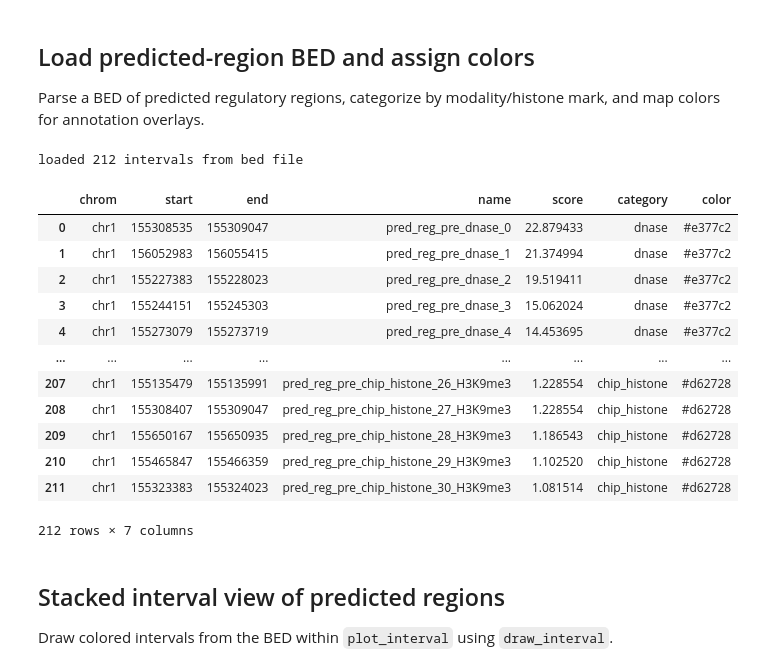
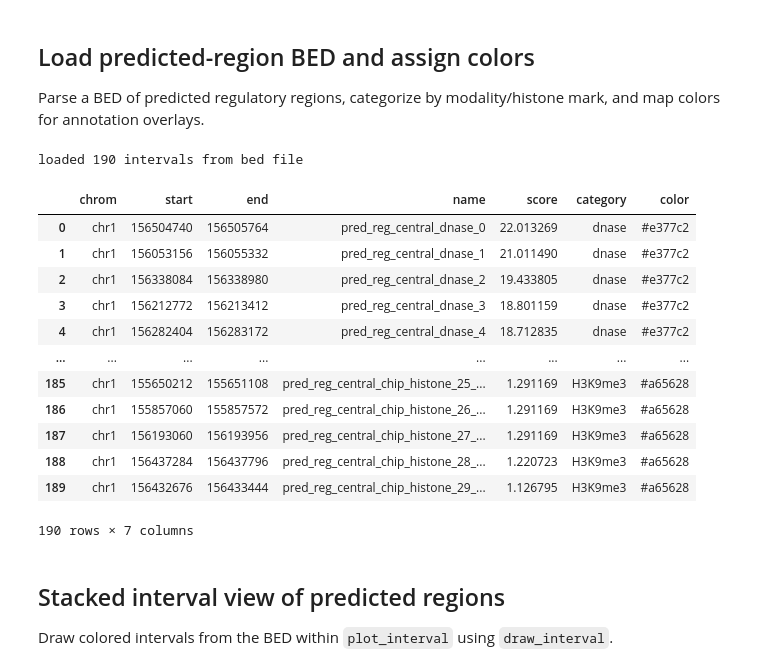
Before and after one commit to cralbers/variant-effects, a Jupyter notebook: osc/predict_reg_regions_osc.ipynb, the cells around one changed output. Saved outputs shown, nothing was run; the diff lists cells and outputs as text; code cells hidden in the pictures.

```diff
--- a/osc/predict_reg_regions_osc.ipynb
+++ b/osc/predict_reg_regions_osc.ipynb
@@ -101,7 +101,7 @@ MODALITY_COLORS = {
     "contact_maps": "#1f77b4",   # blue
 }
 
-HISTONE_MARKS = ["H3K4me3", "H3K4me1", "H3K9ac", "H3K27ac", "H3K36me3"]
+HISTONE_MARKS = ["H3K4me3", "H3K4me1", "H3K9ac", "H3K27ac", "H3K36me3", "H3K9me3"]
 
 HISTONE_COLORS = {
     "H3K4me3": "#e41a1c",   # red — active promoter
@@ -176,7 +176,7 @@ PRE_INTERVAL = genome.Interval('chr1', LMNA_START - 1000000, LMNA_START).resize(
     dna_client.SEQUENCE_LENGTH_1MB)
 
 
-interval = PRE_INTERVAL
+interval = CENTRAL_INTERVAL
 
 print(interval)
 
@@ -195,5 +195,6 @@ output = model.predict_interval(
 
 # Extract the longest transcripts per gene for this interval.
 longest_transcripts = longest_transcript_extractor.extract(interval)
-# output
+
+print("prediction finished")
 # %% [output]
@@ -834,47 +801,47 @@ def load_bed_intervals(bed_path, plot_interval=None):
         print(f'loaded {num_intervals} intervals from bed file')
     return intervals, df
 
 
-bed_intervals, bed_df = load_bed_intervals('outputs/predicted_reg_regions_pre_indivtracks_LV_128res.bed')
+bed_intervals, bed_df = load_bed_intervals(f'outputs/predicted_reg_regions_{lmna_context}_indivtracks_LV_128res.bed')
 # bed_intervals[0].name
 
 
 
 # Longer keys first so chip_histone / chip_tf / rna_seq match before shorter tokens
 MODALITIES = sorted(MODALITY_COLORS, key=len, reverse=True)
 def category_from_name(name: str) -> str:
     name = str(name)
     for mark in HISTONE_MARKS:
         if mark in name:
             return mark
     for modality in MODALITIES:
         if modality in name:
             return modality
     return "other"
 def color_from_category(cat: str) -> str:
     if cat in HISTONE_COLORS:
         return HISTONE_COLORS[cat]
     return MODALITY_COLORS.get(cat, "gray")
 bed_df["category"] = bed_df["name"].map(category_from_name)
 bed_df["color"] = bed_df["category"].map(color_from_category)
 colors = bed_df["color"].tolist()
 bed_df
 # pd.read_csv('outputs/predicted_reg_regions_post.bed', sep='\t')
 # %% [output]
-loaded 212 intervals from bed file
+loaded 190 intervals from bed file
 |  | chrom | start | end | name | score | category | color |
-| 0 | chr1 | 155308535 | 155309047 | pred_reg_pre_dnase_0 | 22.879433 | dnase | #e377c2 |
-| 1 | chr1 | 156052983 | 156055415 | pred_reg_pre_dnase_1 | 21.374994 | dnase | #e377c2 |
-| 2 | chr1 | 155227383 | 155228023 | pred_reg_pre_dnase_2 | 19.519411 | dnase | #e377c2 |
-| 3 | chr1 | 155244151 | 155245303 | pred_reg_pre_dnase_3 | 15.062024 | dnase | #e377c2 |
-| 4 | chr1 | 155273079 | 155273719 | pred_reg_pre_dnase_4 | 14.453695 | dnase | #e377c2 |
+| 0 | chr1 | 156504740 | 156505764 | pred_reg_central_dnase_0 | 22.013269 | dnase | #e377c2 |
+| 1 | chr1 | 156053156 | 156055332 | pred_reg_central_dnase_1 | 21.011490 | dnase | #e377c2 |
+| 2 | chr1 | 156338084 | 156338980 | pred_reg_central_dnase_2 | 19.433805 | dnase | #e377c2 |
+| 3 | chr1 | 156212772 | 156213412 | pred_reg_central_dnase_3 | 18.801159 | dnase | #e377c2 |
+| 4 | chr1 | 156282404 | 156283172 | pred_reg_central_dnase_4 | 18.712835 | dnase | #e377c2 |
 | ... | ... | ... | ... | ... | ... | ... | ... |
-| 207 | chr1 | 155135479 | 155135991 | pred_reg_pre_chip_histone_26_H3K9me3 | 1.228554 | chip_histone | #d62728 |
-| 208 | chr1 | 155308407 | 155309047 | pred_reg_pre_chip_histone_27_H3K9me3 | 1.228554 | chip_histone | #d62728 |
-| 209 | chr1 | 155650167 | 155650935 | pred_reg_pre_chip_histone_28_H3K9me3 | 1.186543 | chip_histone | #d62728 |
-| 210 | chr1 | 155465847 | 155466359 | pred_reg_pre_chip_histone_29_H3K9me3 | 1.102520 | chip_histone | #d62728 |
-| 211 | chr1 | 155323383 | 155324023 | pred_reg_pre_chip_histone_30_H3K9me3 | 1.081514 | chip_histone | #d62728 |
+| 185 | chr1 | 155650212 | 155651108 | pred_reg_central_chip_histone_25_... | 1.291169 | H3K9me3 | #a65628 |
+| 186 | chr1 | 155857060 | 155857572 | pred_reg_central_chip_histone_26_... | 1.291169 | H3K9me3 | #a65628 |
+| 187 | chr1 | 156193060 | 156193956 | pred_reg_central_chip_histone_27_... | 1.291169 | H3K9me3 | #a65628 |
+| 188 | chr1 | 156437284 | 156437796 | pred_reg_central_chip_histone_28_... | 1.220723 | H3K9me3 | #a65628 |
+| 189 | chr1 | 156432676 | 156433444 | pred_reg_central_chip_histone_29_... | 1.126795 | H3K9me3 | #a65628 |
-212 rows × 7 columns
+190 rows × 7 columns
 # %% [markdown]
 ## Stacked interval view of predicted regions
 
```
Also changed, not shown: parts of 8 cells of this notebook, 4 other files.
